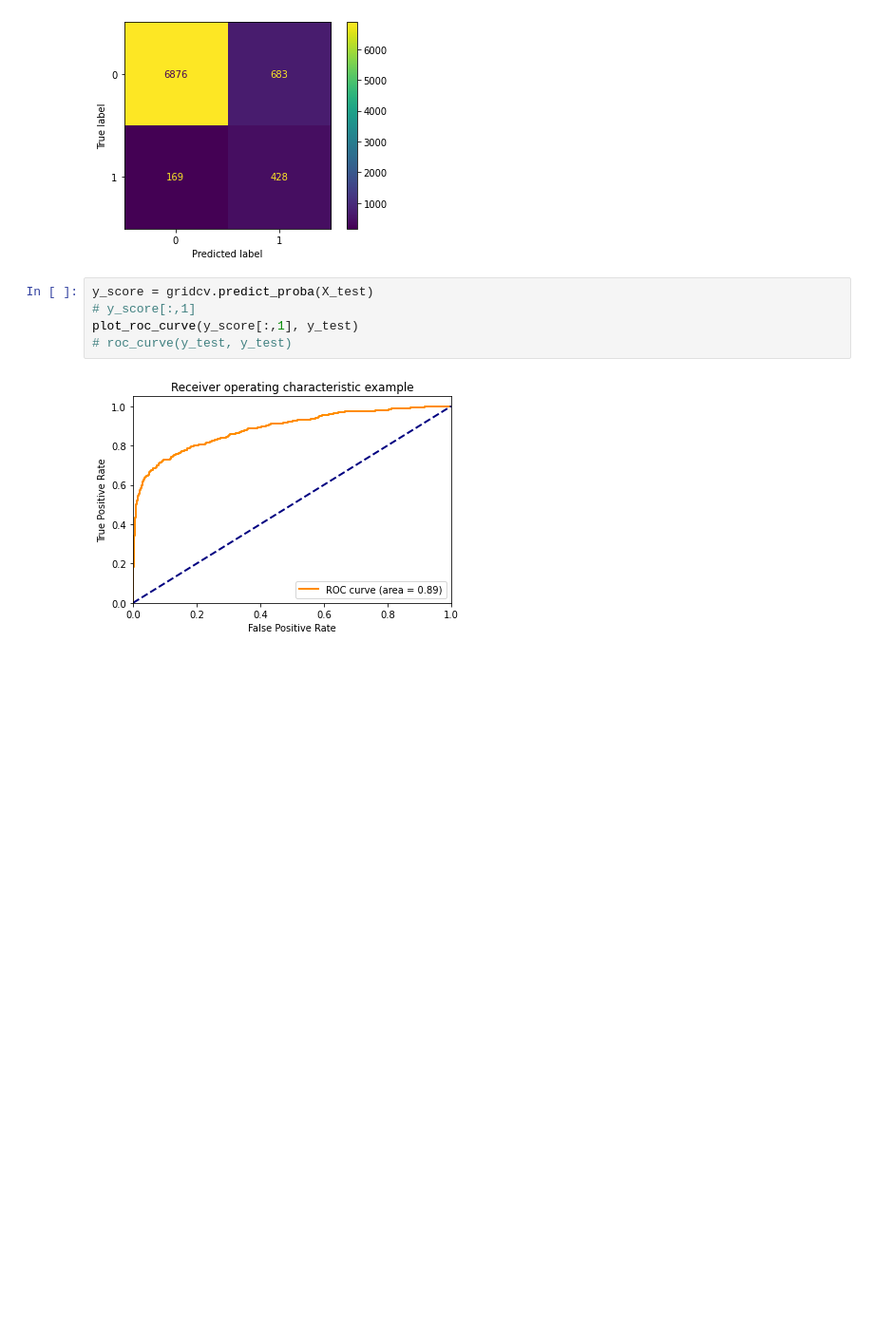
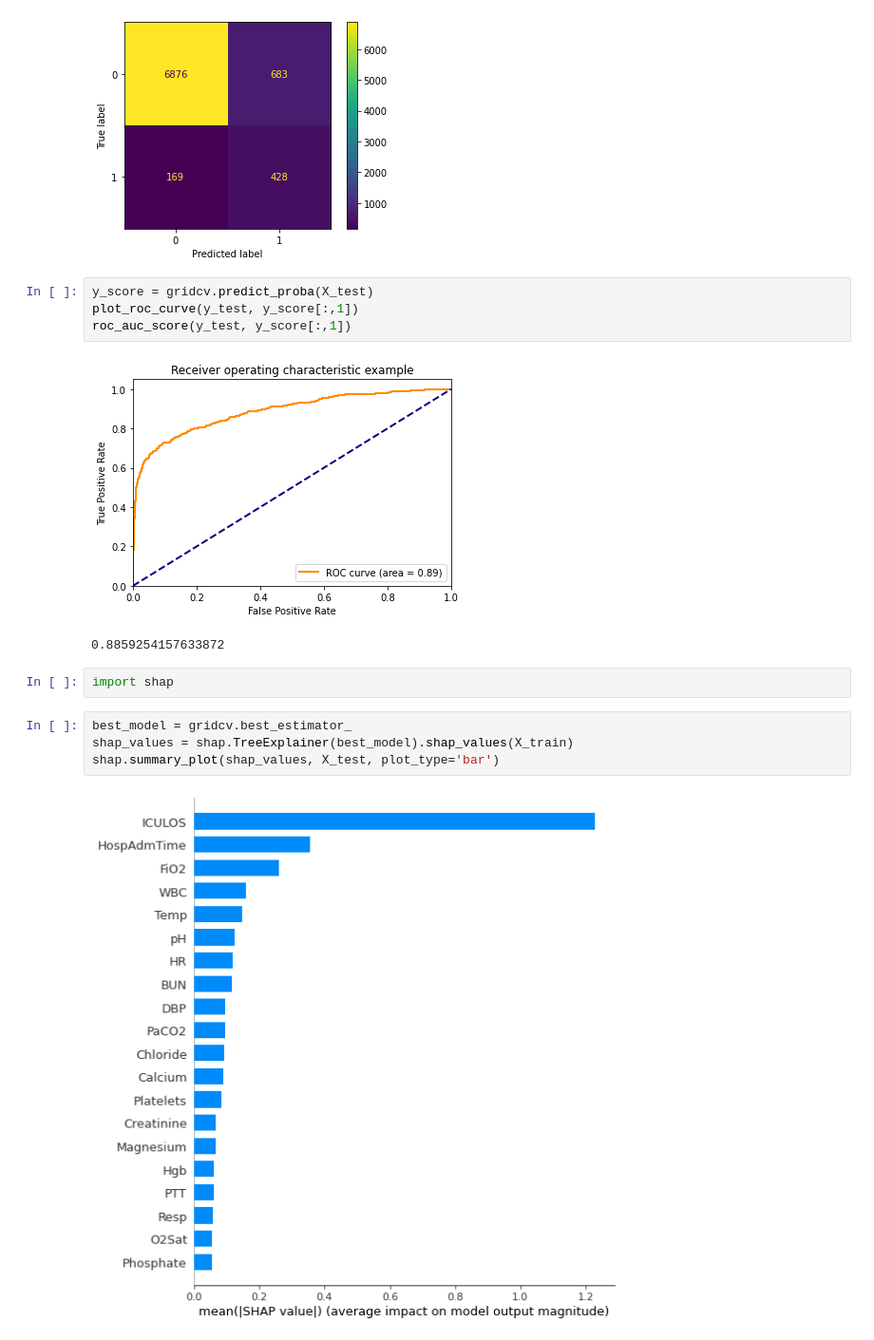
Before and after one commit to eddie8615/ml_bioinfo_hi, a Jupyter notebook: assignment/k21134342_ML_assignment.ipynb, the cells around one changed output. Shown: that part at 95% size. Drawn from its saved outputs; the diff is of its cells as text; blank space fills up the shorter version.

Commit message:
Shap plot

```diff
--- a/assignment/k21134342_ML_assignment.ipynb
+++ b/assignment/k21134342_ML_assignment.ipynb
@@ -553,8 +552,16 @@ ROC-AUC: 0.8132810278849377
 [figure]
 # %%
 y_score = gridcv.predict_proba(X_test)
-# y_score[:,1]
-plot_roc_curve(y_score[:,1], y_test)
-# roc_curve(y_test, y_test)
+plot_roc_curve(y_test, y_score[:,1])
+roc_auc_score(y_test, y_score[:,1])
 # %% [output]
 [figure]
+0.8859254157633872
+# %%
+import shap
+# %%
+best_model = gridcv.best_estimator_
+shap_values = shap.TreeExplainer(best_model).shap_values(X_train)
+shap.summary_plot(shap_values, X_test, plot_type='bar')
+# %% [output]
+[figure, added]
```
Also changed, not shown: parts of 7 cells of this notebook, 3 other files.
